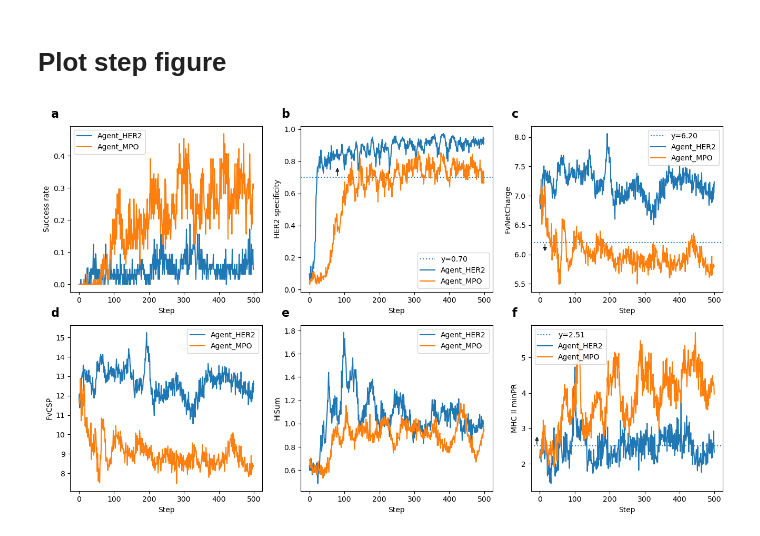
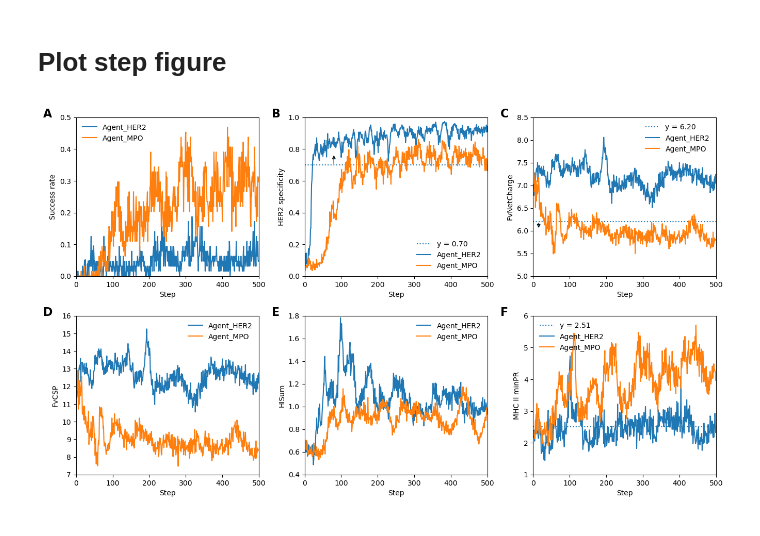
Before and after one commit to kehan777/ab-gen, a Jupyter notebook: 1.Step_plot.ipynb, the cells around one changed output. Saved outputs shown, nothing was run; the diff lists cells and outputs as text; code cells hidden in the pictures.

Commit message:
update figures

```diff
--- a/1.Step_plot.ipynb
+++ b/1.Step_plot.ipynb
@@ -14,7 +14,7 @@ def plot_step_curve(ax, prop, ylabel=None, yrefs=[]):
     tlabel = prop if ylabel is None else ylabel
 
     for yc in yrefs:
-        ax.axhline(y=yc, ls=':', label=f"y={yc:4.2f}")
+        ax.axhline(y=yc, ls=':', label=f"y = {yc:4.2f}")
 
     df = her2_step_500[['step', prop]].groupby('step').mean()
     ax.plot(df.index.values, df[prop].values, label="Agent_HER2")
@@ -23,13 +23,21 @@ def plot_step_curve(ax, prop, ylabel=None, yrefs=[]):
     ax.plot(df.index.values, df[prop].values, label="Agent_MPO")
     ax.set_xlabel('Step')
     ax.set_ylabel(ylabel)
-    ax.legend()
+    ax.set_xlim([0, 500])
+    if prop == 'is_success':
+        ax.set_ylim([0, 0.5])
+    elif prop == 'raw_FvCSP':
+        ax.set_ylim([7, 16])
+    elif prop == 'raw_HISum':
+        ax.set_ylim([0.4, 1.8])
+
+    ax.legend(frameon=False)
 # %%
 def plot_HER2_step_curve(ax, prop, ylabel=None):
     tlabel = prop if ylabel is None else ylabel
 
     yref=0.7
-    ax.axhline(y=yref, ls=':', label=f"y={yref:4.2f}")
+    ax.axhline(y=yref, ls=':', label=f"y = {yref:4.2f}")
     ax.annotate('', xy=(80,yref+0.07), xytext=(80,yref), arrowprops={'arrowstyle': '-|>'}, va='center')
 
     df = her2_step_500[['step', prop]].groupby('step').mean()
@@ -39,13 +47,16 @@ def plot_HER2_step_curve(ax, prop, ylabel=None):
     ax.plot(df.index.values, df[prop].values, label="Agent_MPO")
     ax.set_xlabel('Step')
     ax.set_ylabel(ylabel)
-    ax.legend()
+    ax.set_xlim([0, 500])
+    ax.set_ylim([0, 1])
+
+    ax.legend(frameon=False)
 # %%
 def plot_FvNetCharge_step_curve(ax, prop, ylabel=None):
     tlabel = prop if ylabel is None else ylabel
 
     yref=6.20
-    ax.axhline(y=yref, ls=':', label=f"y={yref:4.2f}")
+    ax.axhline(y=yref, ls=':', label=f"y = {yref:4.2f}")
     ax.annotate('', xy=(15,yref-0.17), xytext=(15,yref), arrowprops={'arrowstyle': '-|>'}, va='center')
 
     df = her2_step_500[['step', prop]].groupby('step').mean()
@@ -55,13 +66,15 @@ def plot_FvNetCharge_step_curve(ax, prop, ylabel=None):
     ax.plot(df.index.values, df[prop].values, label="Agent_MPO")
     ax.set_xlabel('Step')
     ax.set_ylabel(ylabel)
-    ax.legend()
+    ax.set_xlim([0, 500])
+    ax.set_ylim([5, 8.5])
+    ax.legend(frameon=False)
 # %%
 def plot_MHC2_step_curve(ax, prop, ylabel=None):
     tlabel = prop if ylabel is None else ylabel
 
     yref=2.51
-    ax.axhline(y=yref, ls=':', label=f"y={yref:4.2f}")
+    ax.axhline(y=yref, ls=':', label=f"y = {yref:4.2f}")
     ax.annotate('', xy=(-8,yref+0.3), xytext=(-8,yref), arrowprops={'arrowstyle': '-|>'}, va='center')
 
     df = her2_step_500[['step', prop]].groupby('step').mean()
@@ -71,28 +84,31 @@ def plot_MHC2_step_curve(ax, prop, ylabel=None):
     ax.plot(df.index.values, df[prop].values, label="Agent_MPO")
     ax.set_xlabel('Step')
     ax.set_ylabel(ylabel)
-    ax.legend()
+    ax.set_xlim([0, 500])
+    ax.set_ylim([1, 6])
+    ax.legend(frameon=False)
 # %%
 fig, axs = plt.subplots(2, 3, figsize=(16, 9))
+plt.subplots_adjust(wspace=0.25, hspace=0.25)
 
 plot_step_curve(axs[0, 0], 'is_success', ylabel='Success rate')
-axs[0, 0].text(-0.1, 1.05, "a", transform=axs[0, 0].transAxes, size=16, weight='bold')
+axs[0, 0].text(-0.18, 1, "A", transform=axs[0, 0].transAxes, size=16, weight='bold')
 
 plot_HER2_step_curve(axs[0, 1], 'raw_HER2', ylabel='HER2 specificity')  # >0.7
-axs[0, 1].text(-0.1, 1.05, "b", transform=axs[0, 1].transAxes, size=16, weight='bold')
+axs[0, 1].text(-0.18, 1, "B", transform=axs[0, 1].transAxes, size=16, weight='bold')
 
 plot_FvNetCharge_step_curve(axs[0, 2], 'raw_FvNetCharge', ylabel='FvNetCharge') # <6.2
-axs[0, 2].text(-0.1, 1.05, "c", transform=axs[0, 2].transAxes, size=16, weight='bold')
+axs[0, 2].text(-0.18, 1, "C", transform=axs[0, 2].transAxes, size=16, weight='bold')
 
 plot_step_curve(axs[1, 0], 'raw_FvCSP', ylabel='FvCSP', yrefs=[])  #>6.61
-axs[1, 0].text(-0.1, 1.05, "d", transform=axs[1, 0].transAxes, size=16, weight='bold')
+axs[1, 0].text(-0.18, 1, "D", transform=axs[1, 0].transAxes, size=16, weight='bold')
 
 plot_step_curve(axs[1, 1], 'raw_HISum', ylabel='HISum', yrefs=[])  # [0, 4]
-axs[1, 1].text(-0.1, 1.05, "e", transform=axs[1, 1].transAxes, size=16, weight='bold')
+axs[1, 1].text(-0.18, 1, "E", transform=axs[1, 1].transAxes, size=16, weight='bold')
 
 plot_MHC2_step_curve(axs[1, 2], 'raw_MHC2', ylabel='MHC II minPR')  # > 2.51
-axs[1, 2].text(-0.1, 1.05, "f", transform=axs[1, 2].transAxes, size=16, weight='bold')
+axs[1, 2].text(-0.18, 1, "F", transform=axs[1, 2].transAxes, size=16, weight='bold')
 
 fig.savefig("figures/step.pdf", bbox_inches='tight')
 # %% [output]
-[figure, old version]
+[figure, new version]
```
Also changed, not shown: 2 other files.
